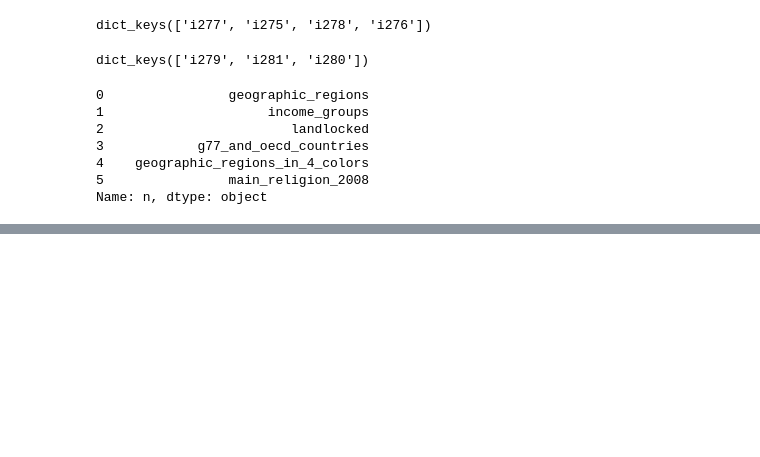
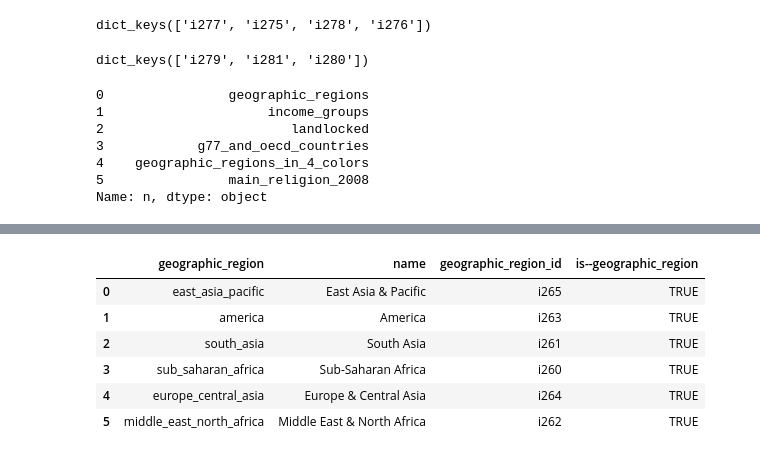
Before and after one commit to semio/ddf--gapminder--gapminder_world, a Jupyter notebook: waffle.ipynb, the cells around one changed output, grey strips where cells are left out. Saved outputs shown, nothing was run; the diff lists cells and outputs as text; code cells hidden in the pictures; blank space fills up the shorter version.

```diff
--- a/waffle.ipynb
+++ b/waffle.ipynb
@@ -358,0 +353,18 @@ country.to_csv('./output/ddf--entities--geo--count')
+# %%
+geographic_regions = pd.DataFrame([], columns=['geographic_region', 'name', 'geographic_region_id', 'is--geographic_region'])
+
+geographic_regions['geographic_region_id'] = gps.iloc[0]['groupings'].keys()
+geographic_regions['geographic_region'] = geographic_regions['geographic_region_id'].apply(lambda x: to_concept_id(regd[x], sub='[/ -\.\*";\[\]]+') )
+geographic_regions['name'] = geographic_regions['geographic_region_id'].apply(lambda x: regd[x] )
+
+geographic_regions['is--geographic_region'] = 'TRUE'
+# %%
+geographic_regions
+# %% [output]
+|  | geographic_region | name | geographic_region_id | is--geographic_region |
+| 0 | east_asia_pacific | East Asia & Pacific | i265 | TRUE |
+| 1 | america | America | i263 | TRUE |
+| 2 | south_asia | South Asia | i261 | TRUE |
+| 3 | sub_saharan_africa | Sub-Saharan Africa | i260 | TRUE |
+| 4 | europe_central_asia | Europe & Central Asia | i264 | TRUE |
+| 5 | middle_east_north_africa | Middle East & North Africa | i262 | TRUE |
```
Also changed, not shown: parts of 20 cells of this notebook, 7 other files.
